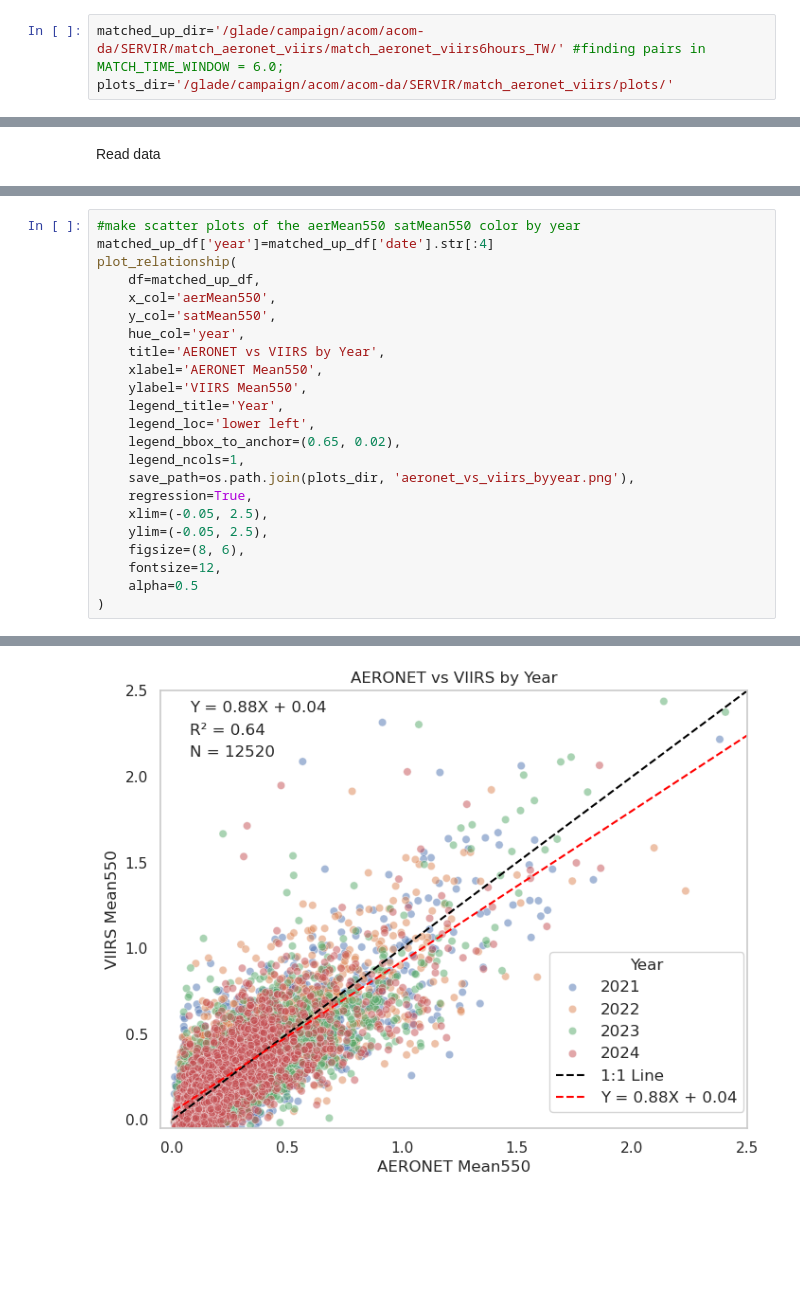
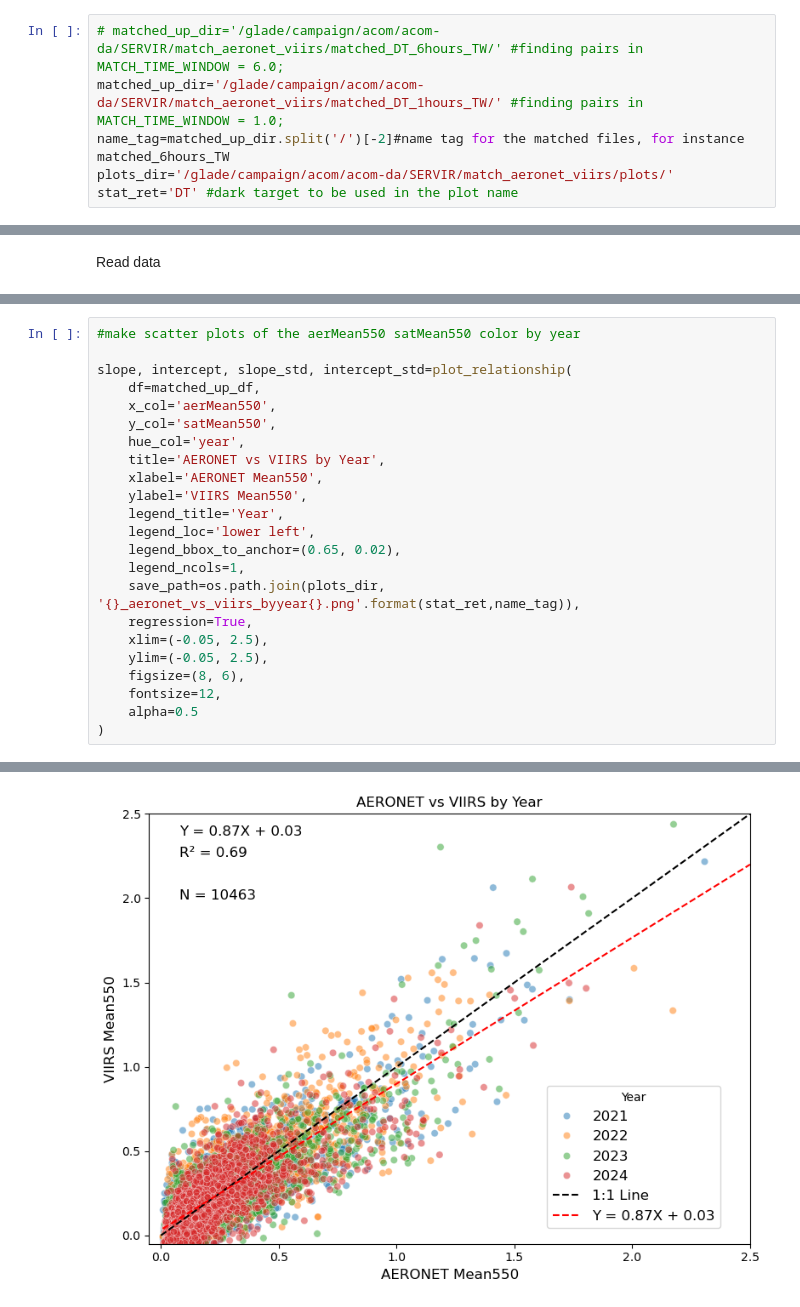
Before and after one commit to sshamsNCAR/Error_analysis_AOD_NASA_VIIRS_public, a Jupyter notebook: analyzing_matched_pair.ipynb, the cells around one changed output, grey strips where cells are left out. Cells and saved outputs as stored; diff of their text form; blank space fills up the shorter version.

```diff
--- a/analyzing_matched_pair.ipynb
+++ b/analyzing_matched_pair.ipynb
@@ -9,5 +13,8 @@ from glob import glob
 # %%
-matched_up_dir='/glade/campaign/acom/acom-da/SERVIR/match_aeronet_viirs/match_aeronet_viirs6hours_TW/' #finding pairs in MATCH_TIME_WINDOW = 6.0;
+# matched_up_dir='/glade/campaign/acom/acom-da/SERVIR/match_aeronet_viirs/matched_DT_6hours_TW/' #finding pairs in MATCH_TIME_WINDOW = 6.0;
+matched_up_dir='/glade/campaign/acom/acom-da/SERVIR/match_aeronet_viirs/matched_DT_1hours_TW/' #finding pairs in MATCH_TIME_WINDOW = 1.0;
+name_tag=matched_up_dir.split('/')[-2]#name tag for the matched files, for instance matched_6hours_TW
 plots_dir='/glade/campaign/acom/acom-da/SERVIR/match_aeronet_viirs/plots/'
+stat_ret='DT' #dark target to be used in the plot name
 # %% [markdown]
 Functions
@@ -186,7 +527,7 @@ plot_relationship(
 # %%
 #make scatter plots of the aerMean550 satMean550 color by year
-matched_up_df['year']=matched_up_df['date'].str[:4]
-plot_relationship(
+
+slope, intercept, slope_std, intercept_std=plot_relationship(
     df=matched_up_df,
     x_col='aerMean550',
     y_col='satMean550',
@@ -198,7 +539,7 @@ plot_relationship(
     legend_loc='lower left',
     legend_bbox_to_anchor=(0.65, 0.02),
     legend_ncols=1,
-    save_path=os.path.join(plots_dir, 'aeronet_vs_viirs_byyear.png'),
+    save_path=os.path.join(plots_dir, '{}_aeronet_vs_viirs_byyear{}.png'.format(stat_ret,name_tag)),
     regression=True,
     xlim=(-0.05, 2.5),
     ylim=(-0.05, 2.5),
@@ -210,3 +554,3 @@ plot_relationship(
-[figure, old version]
+[figure, new version]
 # %%
 # Ensure the 'year' column exists in the DataFrame
```
Also changed, not shown: parts of 20 cells of this notebook, 18 other files.
